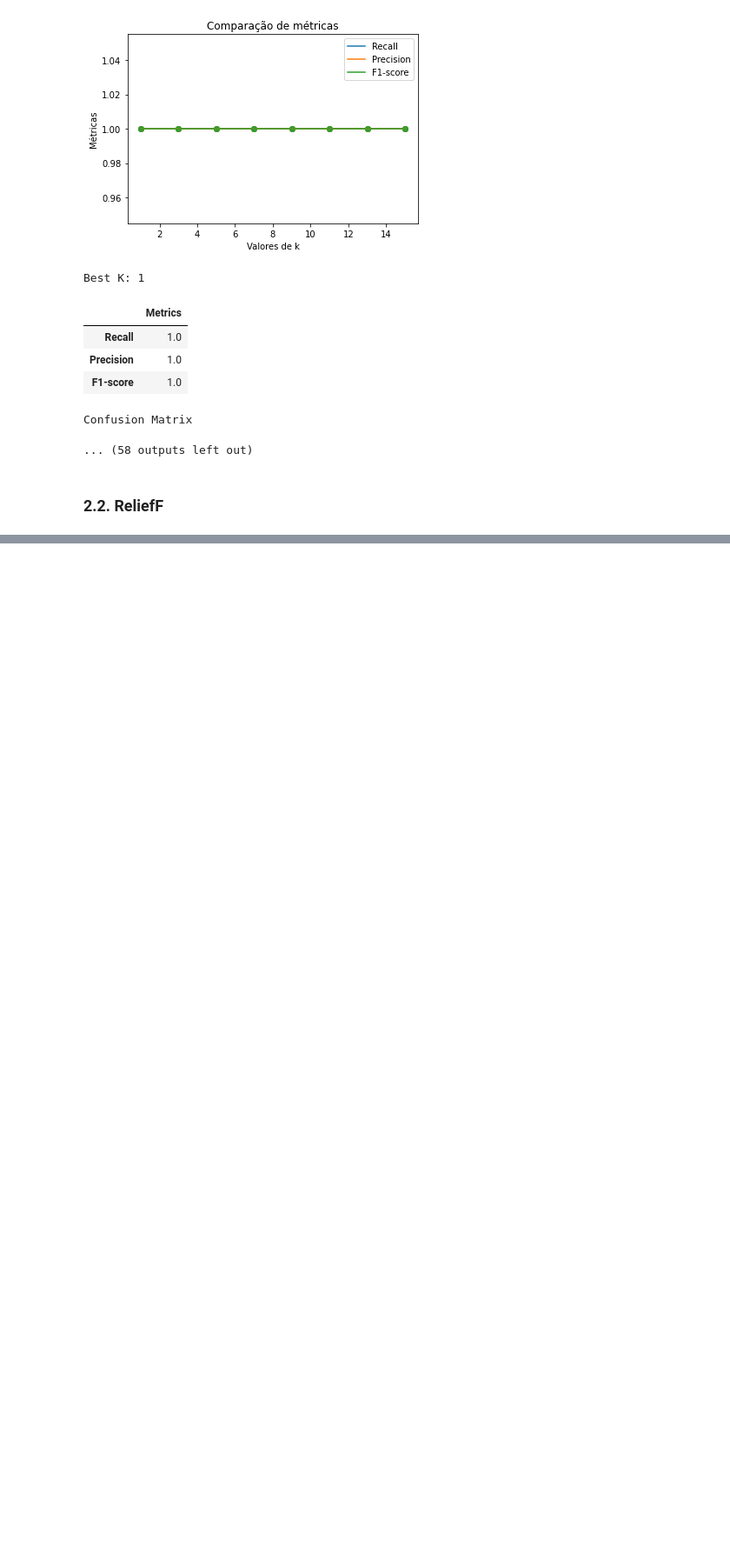
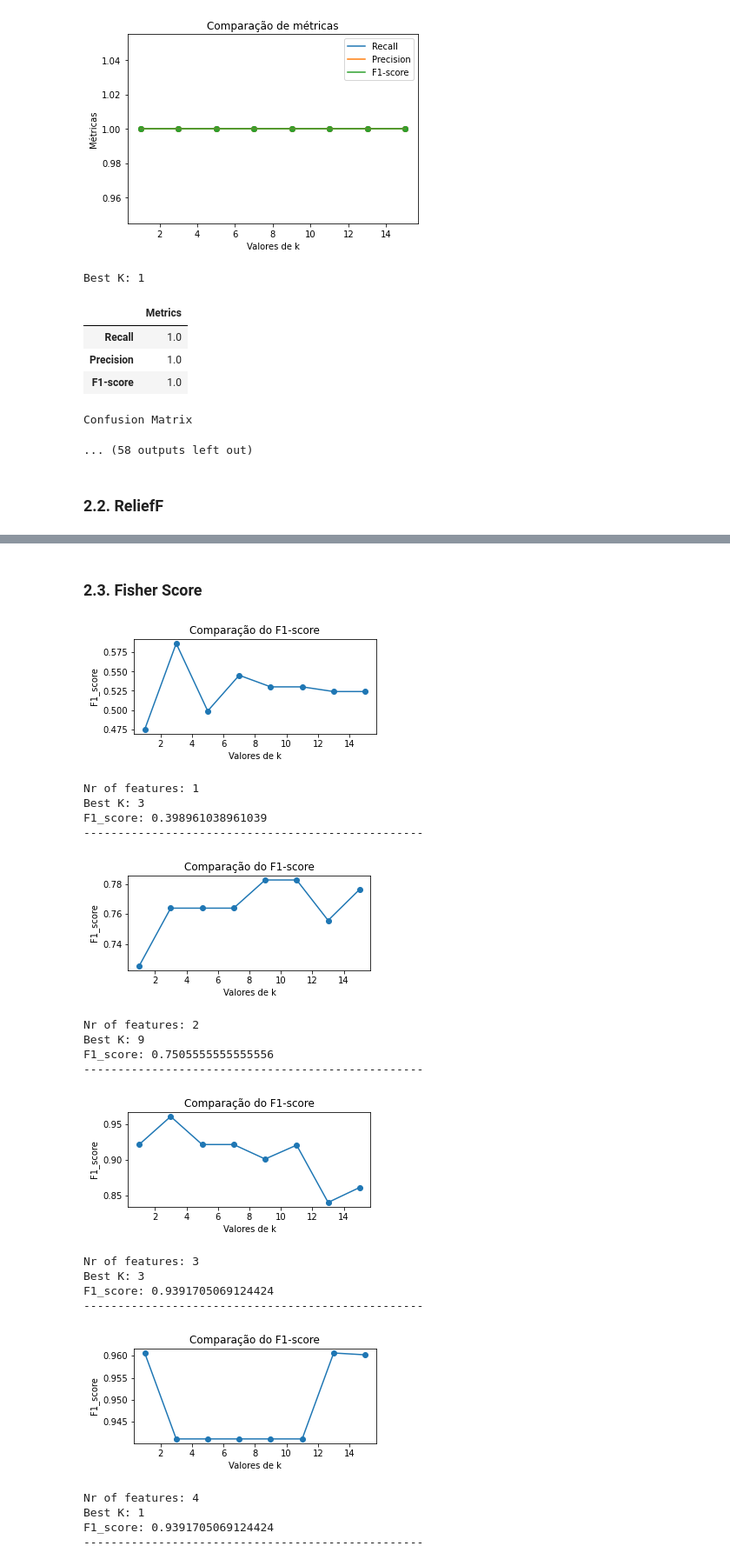
Before and after one commit to patii01/TCD-TP, a Jupyter notebook: Part_B/code/mainActivity.ipynb, the cells around one changed output, grey strips where cells are left out. Shown at 87% size. Saved outputs shown, nothing was run; the diff lists cells and outputs as text; code cells hidden in the pictures; blank space fills up the shorter version.

```diff
--- a/Part_B/code/mainActivity.ipynb
+++ b/Part_B/code/mainActivity.ipynb
@@ -29,3 +31,8 @@ def reliefF(x, y):
+# %%
+from skfeature.function.similarity_based import fisher_score
+
+def fisherScore(x, y):
+    return fisher_score.fisher_score(data, target)
 # %% [markdown]
 ## Parte B
 # %% [markdown]
@@ -831,0 +843,27 @@ F1_score: 0.9327731092436974
+# %% [markdown]
+### 2.3. Fisher Score
+# %%
+score = fisherScore(data, target)
+
+f1_score_elbow, df223, str_print = repeatTVT(data, target, score)
+# %% [output]
+[figure, added]
+Nr of features: 1
+Best K: 3
+F1_score: 0.398961038961039
+--------------------------------------------------
+[figure, added]
+Nr of features: 2
+Best K: 9
+F1_score: 0.7505555555555556
+--------------------------------------------------
+[figure, added]
+Nr of features: 3
+Best K: 3
+F1_score: 0.9391705069124424
+--------------------------------------------------
+[figure, added]
+Nr of features: 4
+Best K: 1
+F1_score: 0.9391705069124424
+--------------------------------------------------
```
Also changed, not shown: parts of 24 cells of this notebook.
